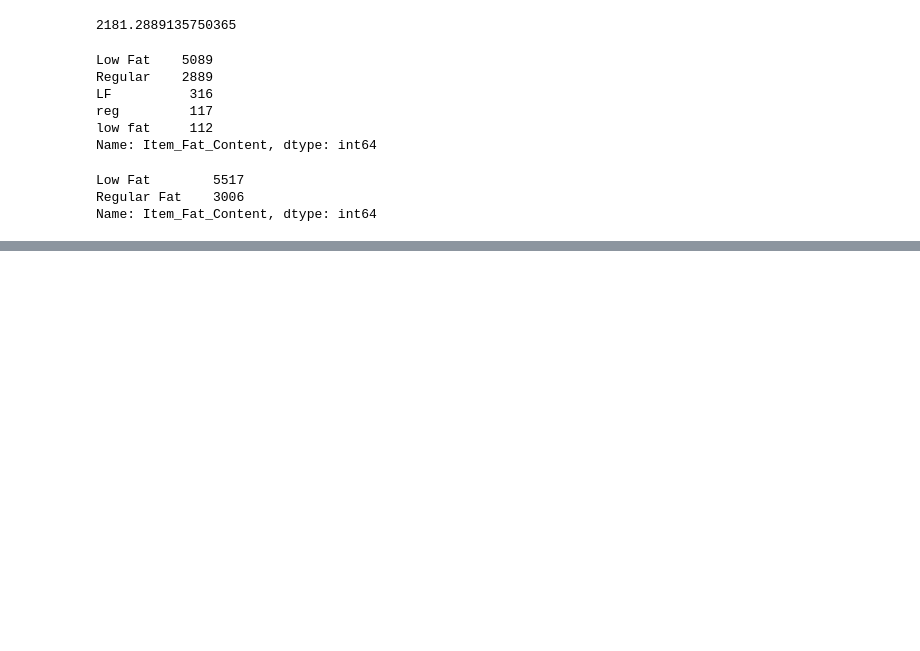
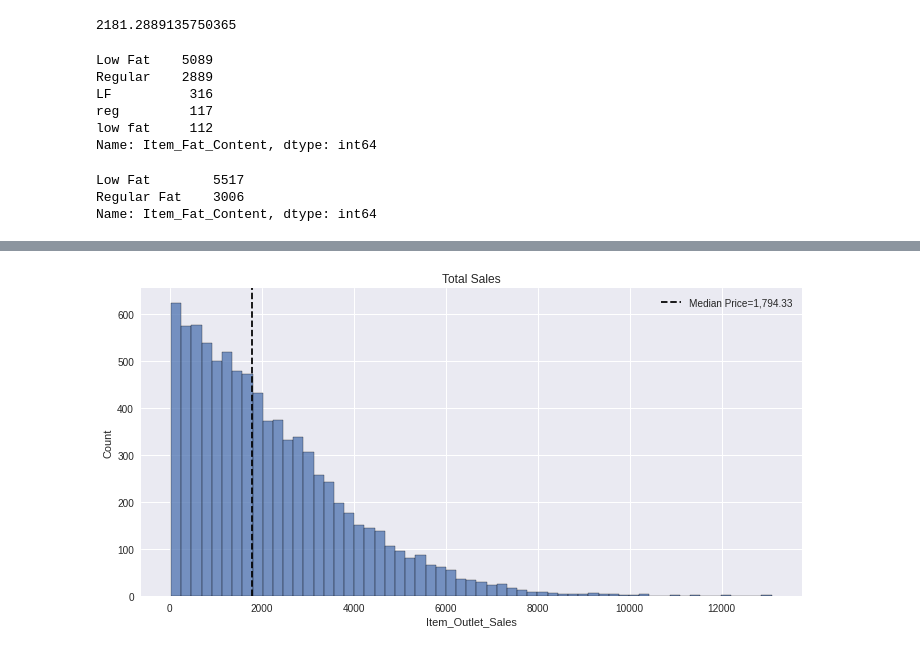
Before and after one commit to Sun-ny-A/food-sales-predictions, a Jupyter notebook: food_sales_predictions.ipynb, the cells around one changed output, grey strips where cells are left out. Saved outputs shown, nothing was run; the diff lists cells and outputs as text; code cells hidden in the pictures; blank space fills up the shorter version.

```diff
--- a/food_sales_predictions.ipynb
+++ b/food_sales_predictions.ipynb
@@ -195,0 +201,13 @@ df.head()
+# %%
+# graph of sales
+g = sns.displot(data=df, x='Item_Outlet_Sales', aspect=2);
+
+g.ax.set(title='Total Sales');
+
+median = df['Item_Outlet_Sales'].median()
+g.ax.axvline(median, color='black', linestyle='--',
+            label=f"Median Price={median:,.2f}")
+
+g.ax.legend();
+# %% [output]
+[figure, added]
```
Also changed, not shown: parts of 4 cells of this notebook.
